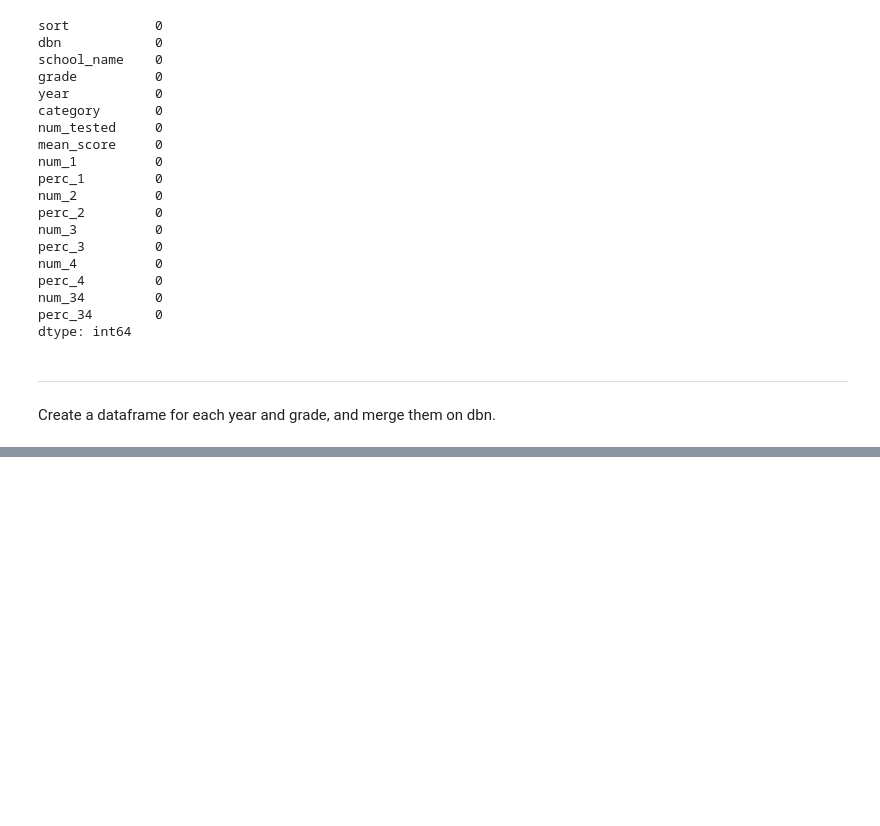
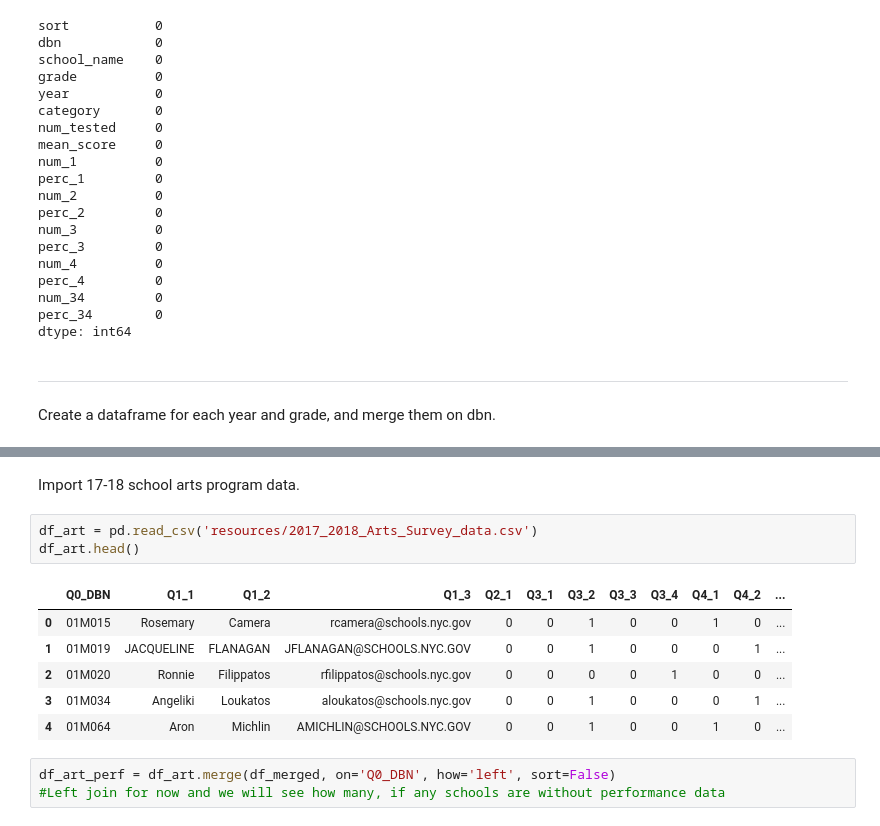
Before and after one commit to Ecboxer/art_education, a Jupyter notebook: performance.ipynb, the cells around one changed output, grey strips where cells are left out. Drawn from its saved outputs; the diff is of its cells as text; blank space fills up the shorter version.

```diff
--- a/performance.ipynb
+++ b/performance.ipynb
@@ -80,3 +81,18 @@ df_merged.head()
 | 2 | 01M02032013All Students | 01M020 | P.S. 020 Anna Silver | 3 | 2013.0 | All Students | ... |
 | 3 | 01M03432013All Students | 01M034 | P.S. 034 Franklin D. Roosevelt | 3 | 2013.0 | All Students | ... |
 | 4 | 01M06332013All Students | 01M063 | The STAR Academy - P.S.63 | 3 | 2013.0 | All Students | ... |
+# %% [markdown]
+Import 17-18 school arts program data.
+# %%
+df_art = pd.read_csv('resources/2017_2018_Arts_Survey_data.csv')
+df_art.head()
+# %% [output]
+|  | Q0_DBN | Q1_1 | Q1_2 | Q1_3 | Q2_1 | Q3_1 | Q3_2 | Q3_3 | Q3_4 | Q4_1 | Q4_2 | ... |
+| 0 | 01M015 | Rosemary | Camera | rcamera@schools.nyc.gov | 0 | 0 | 1 | 0 | 0 | 1 | 0 | ... |
+| 1 | 01M019 | JACQUELINE | FLANAGAN | JFLANAGAN@SCHOOLS.NYC.GOV | 0 | 0 | 1 | 0 | 0 | 0 | 1 | ... |
+| 2 | 01M020 | Ronnie | Filippatos | rfilippatos@schools.nyc.gov | 0 | 0 | 0 | 0 | 1 | 0 | 0 | ... |
+| 3 | 01M034 | Angeliki | Loukatos | aloukatos@schools.nyc.gov | 0 | 0 | 1 | 0 | 0 | 0 | 1 | ... |
+| 4 | 01M064 | Aron | Michlin | AMICHLIN@SCHOOLS.NYC.GOV | 0 | 0 | 1 | 0 | 0 | 1 | 0 | ... |
+# %%
+df_art_perf = df_art.merge(df_merged, on='Q0_DBN', how='left', sort=False)
+#Left join for now and we will see how many, if any schools are without performance data
```
Also changed, not shown: parts of 4 cells of this notebook, 1 other file.
